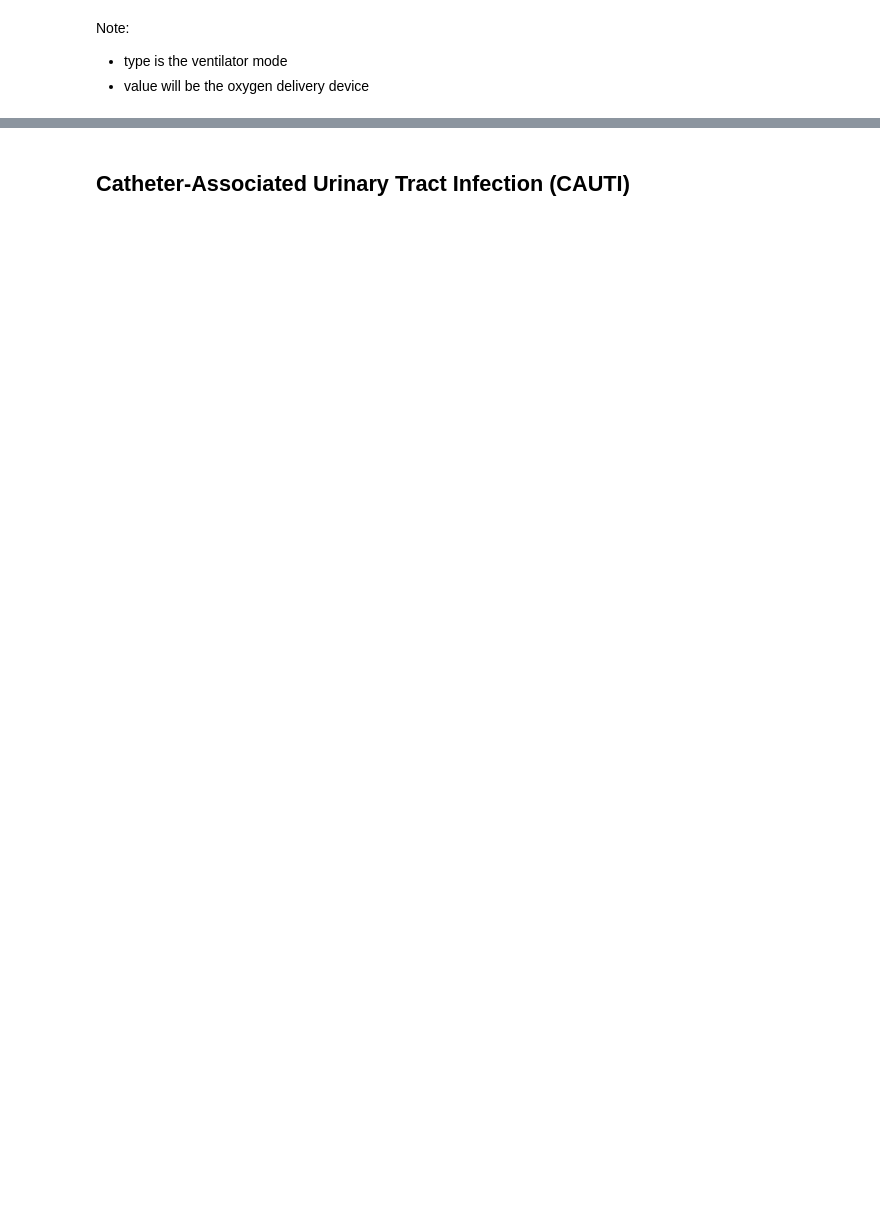
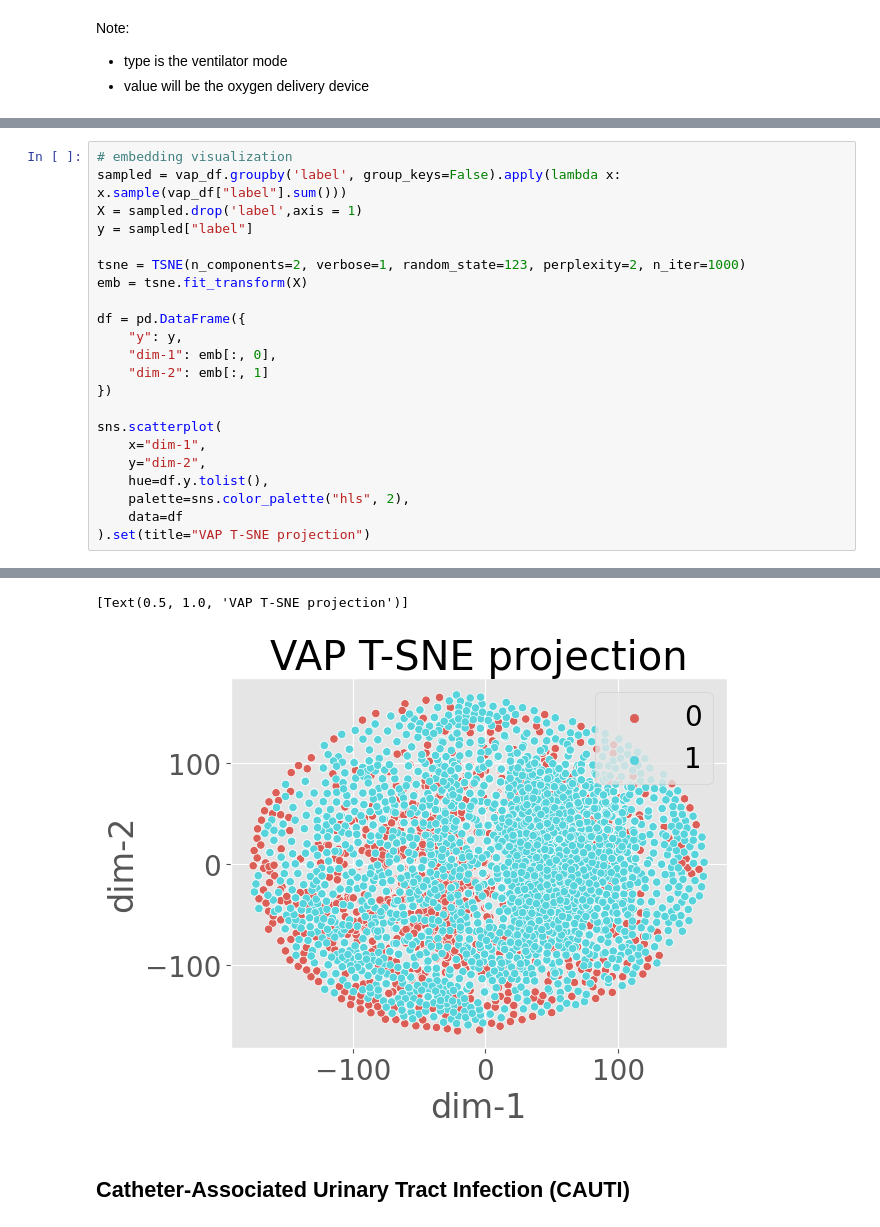
Before and after one commit to wdemichele/COMP90089-VAP-Diagnosis, a Jupyter notebook: explore/invasive_devices.ipynb, the cells around one changed output, grey strips where cells are left out. Cells and saved outputs as stored; diff of their text form; blank space fills up the shorter version.

```diff
--- a/explore/invasive_devices.ipynb
+++ b/explore/invasive_devices.ipynb
@@ -256,0 +551,23 @@ Note:
+# %%
+# embedding visualization
+sampled = vap_df.groupby('label', group_keys=False).apply(lambda x: x.sample(vap_df["label"].sum()))
+X = sampled.drop('label',axis = 1)
+y = sampled["label"]
+
+tsne = TSNE(n_components=2, verbose=1, random_state=123, perplexity=2, n_iter=1000)
+emb = tsne.fit_transform(X)
+
+df = pd.DataFrame({
+    "y": y,
+    "dim-1": emb[:, 0],
+    "dim-2": emb[:, 1]
+})
+
+sns.scatterplot(
+    x="dim-1",
+    y="dim-2",
+    hue=df.y.tolist(),
+    palette=sns.color_palette("hls", 2),
+    data=df
+).set(title="VAP T-SNE projection")
+# %% [output]
@@ -257,3 +588,5 @@ Note:
+[Text(0.5, 1.0, 'VAP T-SNE projection')]
+[figure, added]
 # %% [markdown]
 ## Catheter-Associated Urinary Tract Infection (CAUTI)
 # %%
```
Also changed, not shown: parts of 49 cells of this notebook.
